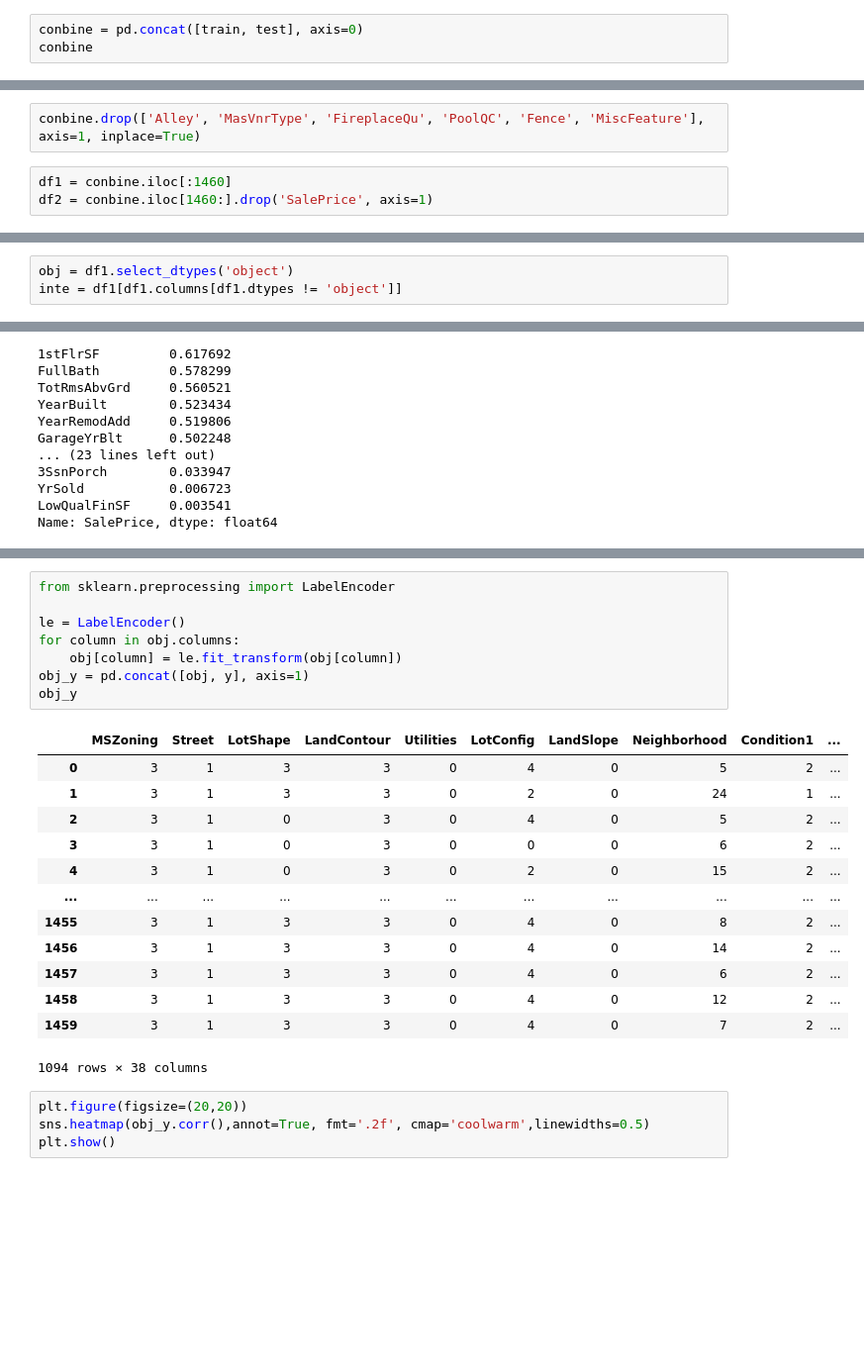
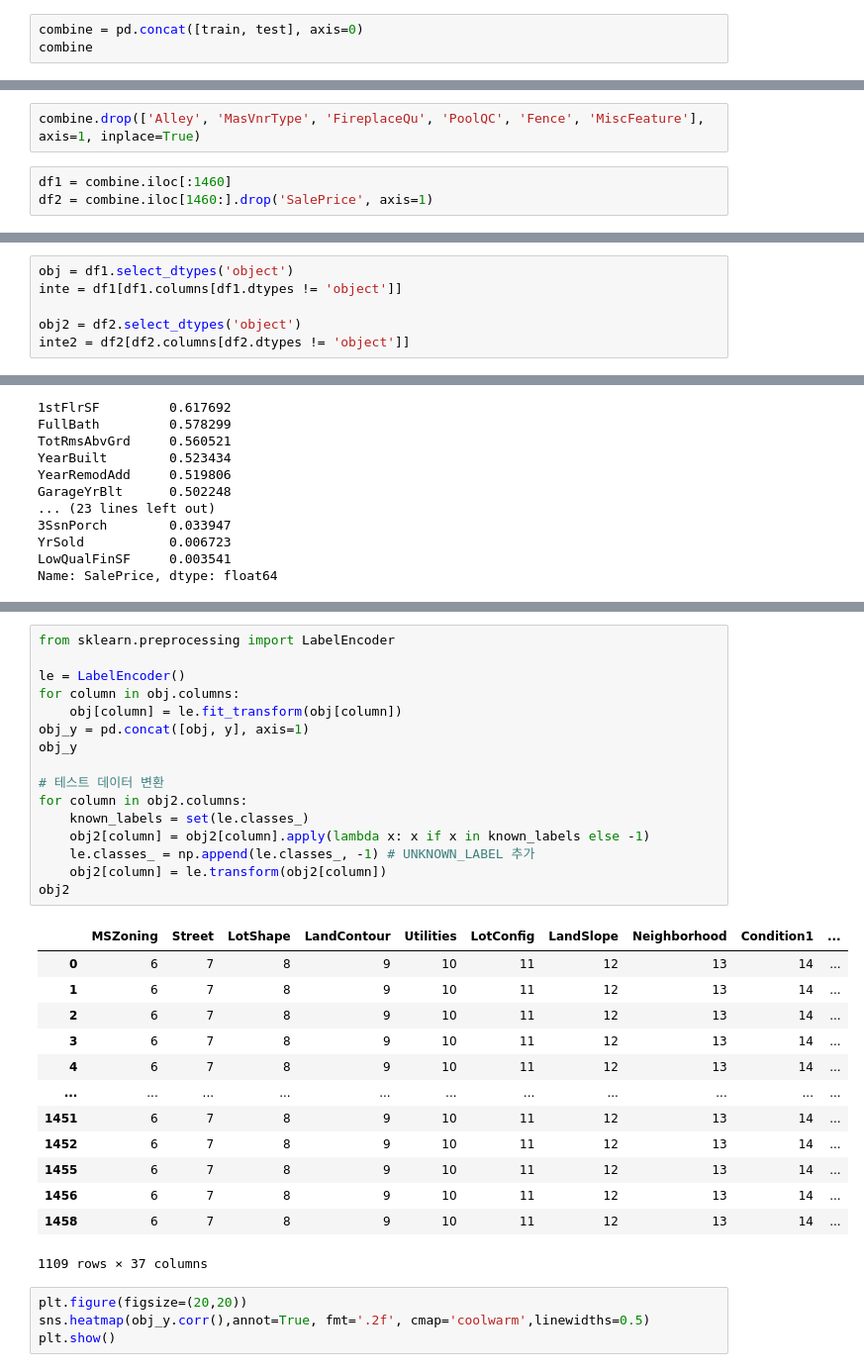
Before and after one commit to johann-wg/Kaggle, a Jupyter notebook: etc/House_prices.ipynb, the cells around one changed output, grey strips where cells are left out. Shown at 99% size. Cells and saved outputs as stored; diff of their text form; blank space fills up the shorter version.

```diff
--- a/House_prices.ipynb
+++ b/etc/House_prices.ipynb
@@ -27,8 +27,8 @@ train.shape, test.shape
 # %% [output]
 ((1460, 81), (1459, 80))
 # %%
-conbine = pd.concat([train, test], axis=0)
-conbine
+combine = pd.concat([train, test], axis=0)
+combine
 # %% [output]
 |  | Id | MSSubClass | MSZoning | LotFrontage | LotArea | Street | Alley | LotShape | LandContour | ... |
 | 0 | 1 | 60 | RL | 65.0 | 8450 | Pave | NaN | Reg | Lvl | ... |
@@ -64,10 +64,10 @@ Data columns (total 81 columns):
 dtypes: float64(12), int64(26), object(43)
 memory usage: 1.8+ MB
 # %%
-conbine.drop(['Alley', 'MasVnrType', 'FireplaceQu', 'PoolQC', 'Fence', 'MiscFeature'], axis=1, inplace=True)
+combine.drop(['Alley', 'MasVnrType', 'FireplaceQu', 'PoolQC', 'Fence', 'MiscFeature'], axis=1, inplace=True)
 # %%
-df1 = conbine.iloc[:1460]
-df2 = conbine.iloc[1460:].drop('SalePrice', axis=1)
+df1 = combine.iloc[:1460]
+df2 = combine.iloc[1460:].drop('SalePrice', axis=1)
 # %%
 df1 = df1.dropna()
 y = df1['SalePrice']
@@ -106,6 +106,9 @@ df2
 # %%
 obj = df1.select_dtypes('object')
 inte = df1[df1.columns[df1.dtypes != 'object']]
+
+obj2 = df2.select_dtypes('object')
+inte2 = df2[df2.columns[df2.dtypes != 'object']]
 # %%
 plt.figure(figsize=(20, 20))
 for i in range(len(inte.columns[1:])):
@@ -172,25 +193,33 @@ plt.show()
 # %%
 from sklearn.preprocessing import LabelEncoder
 
 le = LabelEncoder()
 for column in obj.columns:
     obj[column] = le.fit_transform(obj[column])
 obj_y = pd.concat([obj, y], axis=1)
 obj_y
+
+# 테스트 데이터 변환
+for column in obj2.columns:
+    known_labels = set(le.classes_)
+    obj2[column] = obj2[column].apply(lambda x: x if x in known_labels else -1)
+    le.classes_ = np.append(le.classes_, -1) # UNKNOWN_LABEL 추가
+    obj2[column] = le.transform(obj2[column])
+obj2
 # %% [output]
 |  | MSZoning | Street | LotShape | LandContour | Utilities | LotConfig | LandSlope | Neighborhood | Condition1 | ... |
-| 0 | 3 | 1 | 3 | 3 | 0 | 4 | 0 | 5 | 2 | ... |
-| 1 | 3 | 1 | 3 | 3 | 0 | 2 | 0 | 24 | 1 | ... |
-| 2 | 3 | 1 | 0 | 3 | 0 | 4 | 0 | 5 | 2 | ... |
-| 3 | 3 | 1 | 0 | 3 | 0 | 0 | 0 | 6 | 2 | ... |
-| 4 | 3 | 1 | 0 | 3 | 0 | 2 | 0 | 15 | 2 | ... |
+| 0 | 6 | 7 | 8 | 9 | 10 | 11 | 12 | 13 | 14 | ... |
+| 1 | 6 | 7 | 8 | 9 | 10 | 11 | 12 | 13 | 14 | ... |
+| 2 | 6 | 7 | 8 | 9 | 10 | 11 | 12 | 13 | 14 | ... |
+| 3 | 6 | 7 | 8 | 9 | 10 | 11 | 12 | 13 | 14 | ... |
+| 4 | 6 | 7 | 8 | 9 | 10 | 11 | 12 | 13 | 14 | ... |
 | ... | ... | ... | ... | ... | ... | ... | ... | ... | ... | ... |
-| 1455 | 3 | 1 | 3 | 3 | 0 | 4 | 0 | 8 | 2 | ... |
-| 1456 | 3 | 1 | 3 | 3 | 0 | 4 | 0 | 14 | 2 | ... |
-| 1457 | 3 | 1 | 3 | 3 | 0 | 4 | 0 | 6 | 2 | ... |
-| 1458 | 3 | 1 | 3 | 3 | 0 | 4 | 0 | 12 | 2 | ... |
-| 1459 | 3 | 1 | 3 | 3 | 0 | 4 | 0 | 7 | 2 | ... |
+| 1451 | 6 | 7 | 8 | 9 | 10 | 11 | 12 | 13 | 14 | ... |
+| 1452 | 6 | 7 | 8 | 9 | 10 | 11 | 12 | 13 | 14 | ... |
+| 1455 | 6 | 7 | 8 | 9 | 10 | 11 | 12 | 13 | 14 | ... |
+| 1456 | 6 | 7 | 8 | 9 | 10 | 11 | 12 | 13 | 14 | ... |
+| 1458 | 6 | 7 | 8 | 9 | 10 | 11 | 12 | 13 | 14 | ... |
-1094 rows × 38 columns
+1109 rows × 37 columns
 # %%
 plt.figure(figsize=(20,20))
 sns.heatmap(obj_y.corr(),annot=True, fmt='.2f', cmap='coolwarm',linewidths=0.5)
```
Also changed, not shown: parts of 34 cells of this notebook, 5 other files.
